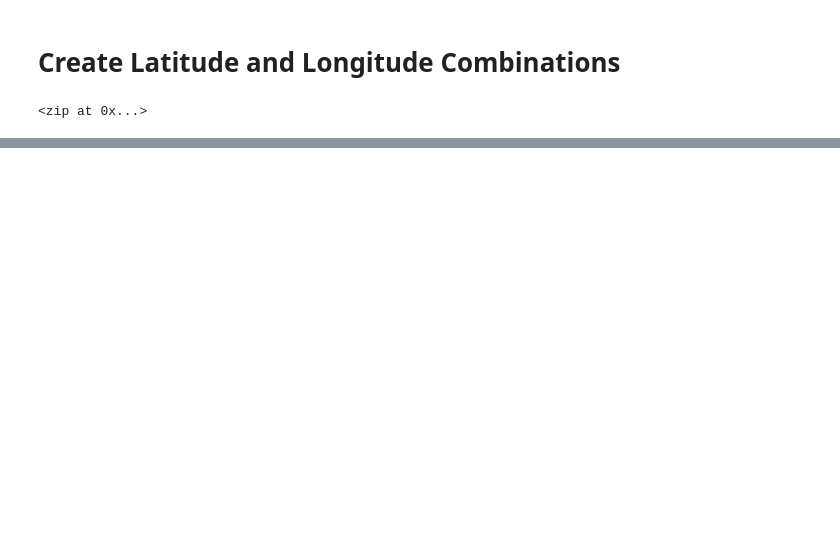
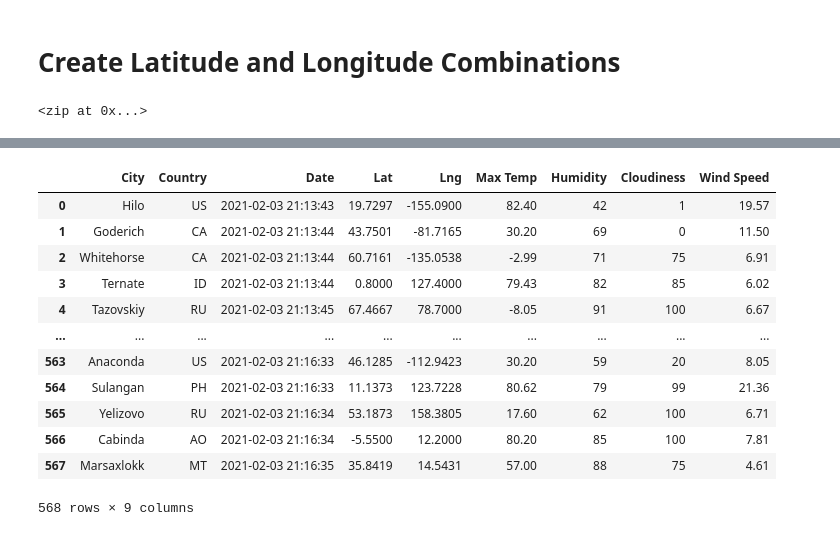
Before and after one commit to fkerimov/World_Weather_Analysis, a Jupyter notebook: WeatherPy.ipynb, the cells around one changed output, grey strips where cells are left out. Drawn from its saved outputs; the diff is of its cells as text; code cells hidden in the pictures; blank space fills up the shorter version.

```diff
--- a/WeatherPy.ipynb
+++ b/WeatherPy.ipynb
@@ -36,0 +42,2 @@ len(cities)
+# %%
+url = "http://api.openweathermap.org/data/2.5/weather?units=Imperial&APPID=" + weather_api_key
@@ -36,0 +134,4 @@ len(cities)
+# %%
+# Convert the array of dictionaries to a Pandas DataFrame.
+city_data_df = pd.DataFrame(city_data)
+city_data_df.head(10)
@@ -36,0 +150,20 @@ len(cities)
+# %%
+# Reorder the columns
+new_column_order = ["City", "Country", "Date", "Lat", "Lng", "Max Temp", "Humidity", "Cloudiness", "Wind Speed"]
+city_data_df = city_data_df[new_column_order]
+
+city_data_df
+# %% [output]
+|  | City | Country | Date | Lat | Lng | Max Temp | Humidity | Cloudiness | Wind Speed |
+| 0 | Hilo | US | 2021-02-03 21:13:43 | 19.7297 | -155.0900 | 82.40 | 42 | 1 | 19.57 |
+| 1 | Goderich | CA | 2021-02-03 21:13:44 | 43.7501 | -81.7165 | 30.20 | 69 | 0 | 11.50 |
+| 2 | Whitehorse | CA | 2021-02-03 21:13:44 | 60.7161 | -135.0538 | -2.99 | 71 | 75 | 6.91 |
+| 3 | Ternate | ID | 2021-02-03 21:13:44 | 0.8000 | 127.4000 | 79.43 | 82 | 85 | 6.02 |
+| 4 | Tazovskiy | RU | 2021-02-03 21:13:45 | 67.4667 | 78.7000 | -8.05 | 91 | 100 | 6.67 |
+| ... | ... | ... | ... | ... | ... | ... | ... | ... | ... |
+| 563 | Anaconda | US | 2021-02-03 21:16:33 | 46.1285 | -112.9423 | 30.20 | 59 | 20 | 8.05 |
+| 564 | Sulangan | PH | 2021-02-03 21:16:33 | 11.1373 | 123.7228 | 80.62 | 79 | 99 | 21.36 |
+| 565 | Yelizovo | RU | 2021-02-03 21:16:34 | 53.1873 | 158.3805 | 17.60 | 62 | 100 | 6.71 |
+| 566 | Cabinda | AO | 2021-02-03 21:16:34 | -5.5500 | 12.2000 | 80.20 | 85 | 100 | 7.81 |
+| 567 | Marsaxlokk | MT | 2021-02-03 21:16:35 | 35.8419 | 14.5431 | 57.00 | 88 | 75 | 4.61 |
+568 rows × 9 columns
```
Also changed, not shown: parts of 8 cells of this notebook, 2 other files.
